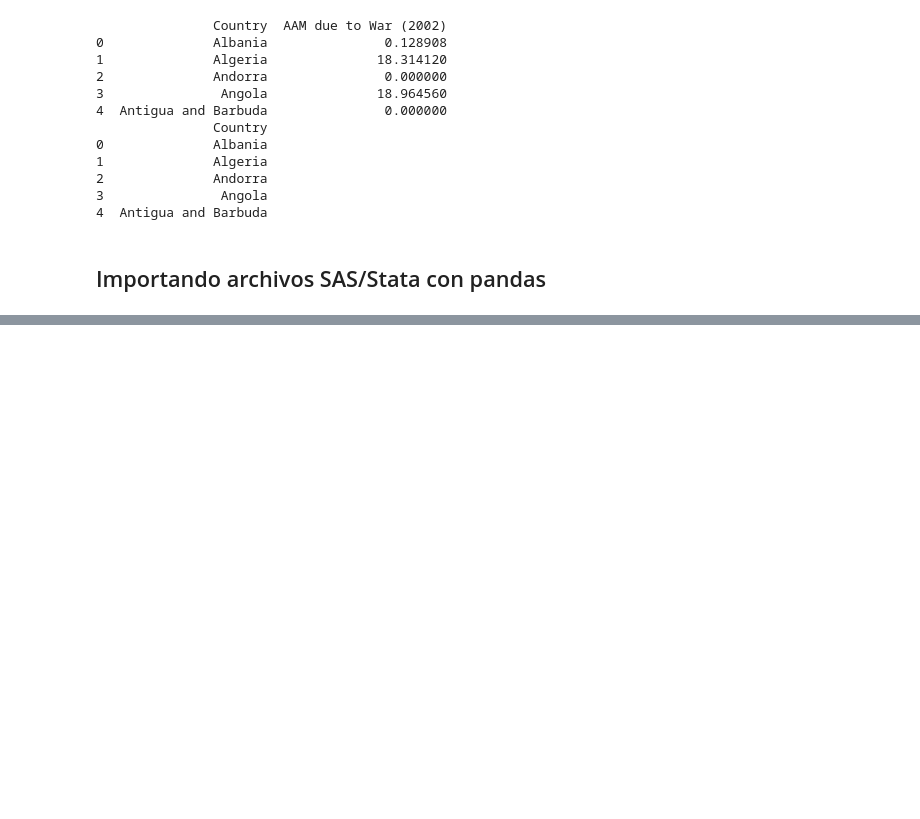
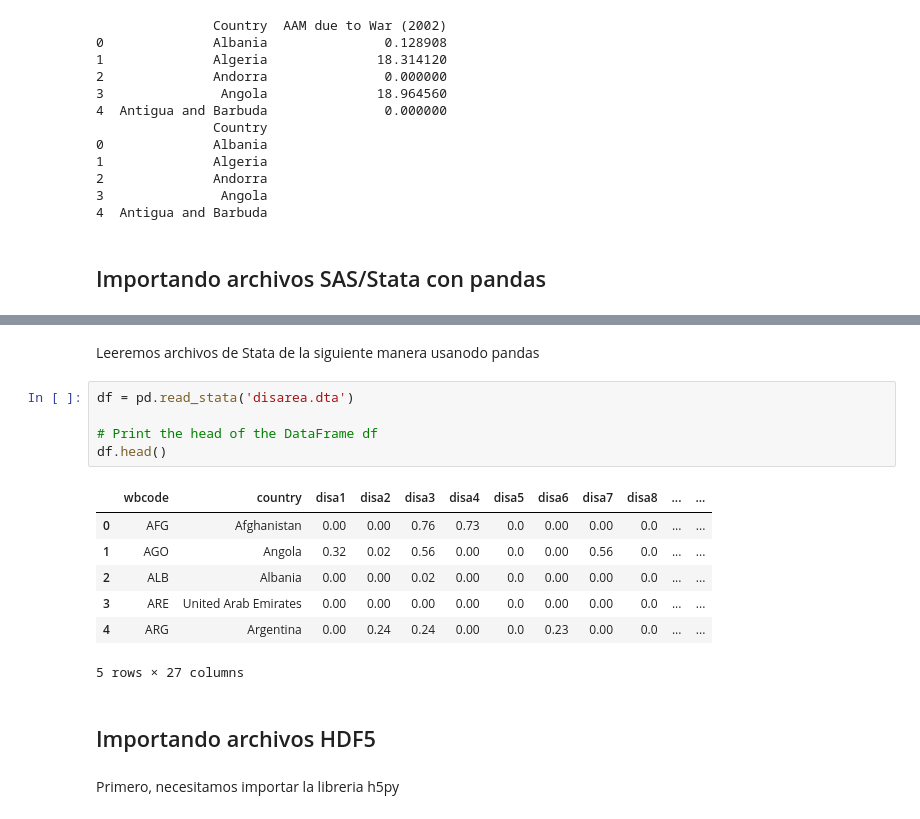
Before and after one commit to RichCM99/PythonBasics, a Jupyter notebook: IntImportingDataPython.ipynb, the cells around one changed output, grey strips where cells are left out. Cells and saved outputs as stored; diff of their text form; blank space fills up the shorter version.

```diff
--- a/IntImportingDataPython.ipynb
+++ b/IntImportingDataPython.ipynb
@@ -169,0 +188,19 @@ print(df2.head())
+# %% [markdown]
+Leeremos archivos de Stata de la siguiente manera usanodo pandas
+# %%
+df = pd.read_stata('disarea.dta')
+
+# Print the head of the DataFrame df
+df.head()
+# %% [output]
+|  | wbcode | country | disa1 | disa2 | disa3 | disa4 | disa5 | disa6 | disa7 | disa8 | ... | ... |
+| 0 | AFG | Afghanistan | 0.00 | 0.00 | 0.76 | 0.73 | 0.0 | 0.00 | 0.00 | 0.0 | ... | ... |
+| 1 | AGO | Angola | 0.32 | 0.02 | 0.56 | 0.00 | 0.0 | 0.00 | 0.56 | 0.0 | ... | ... |
+| 2 | ALB | Albania | 0.00 | 0.00 | 0.02 | 0.00 | 0.0 | 0.00 | 0.00 | 0.0 | ... | ... |
+| 3 | ARE | United Arab Emirates | 0.00 | 0.00 | 0.00 | 0.00 | 0.0 | 0.00 | 0.00 | 0.0 | ... | ... |
+| 4 | ARG | Argentina | 0.00 | 0.24 | 0.24 | 0.00 | 0.0 | 0.23 | 0.00 | 0.0 | ... | ... |
+5 rows × 27 columns
+# %% [markdown]
+## Importando archivos HDF5
+# %% [markdown]
+Primero, necesitamos importar la libreria h5py
```
Also changed, not shown: parts of 28 cells of this notebook, 1 other file.
